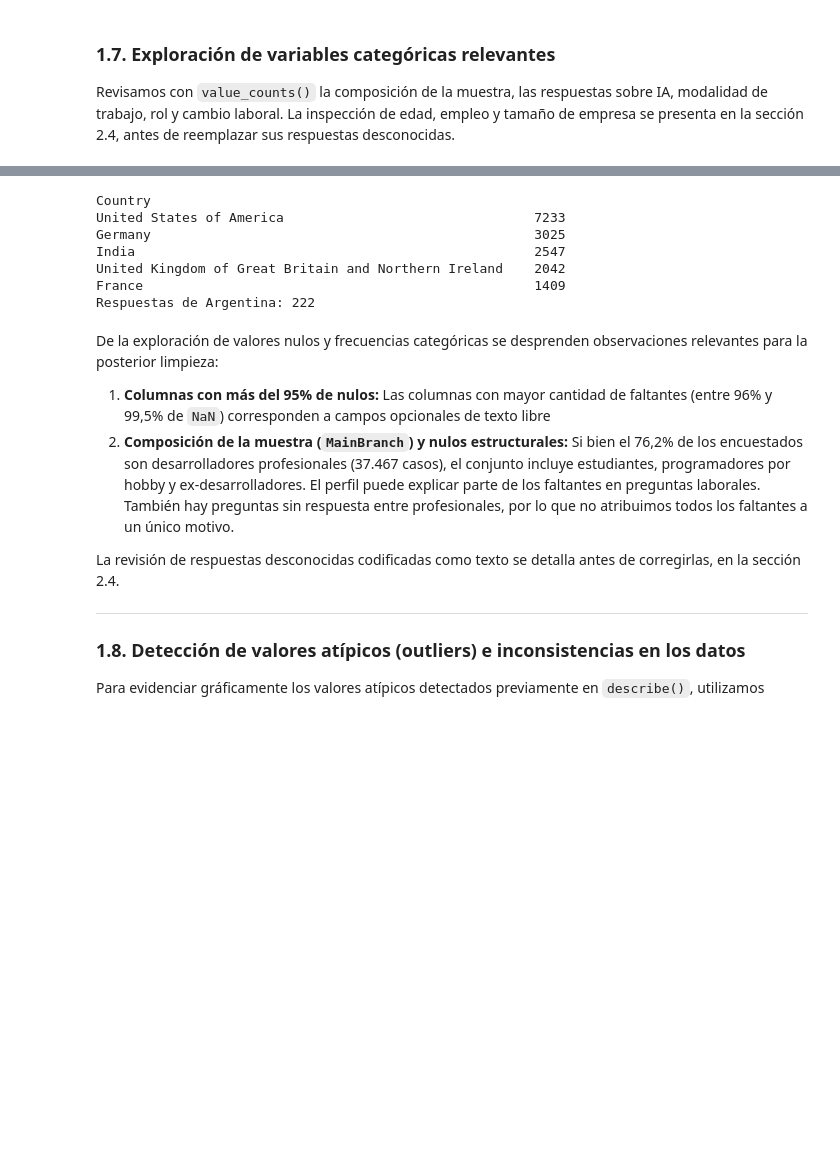
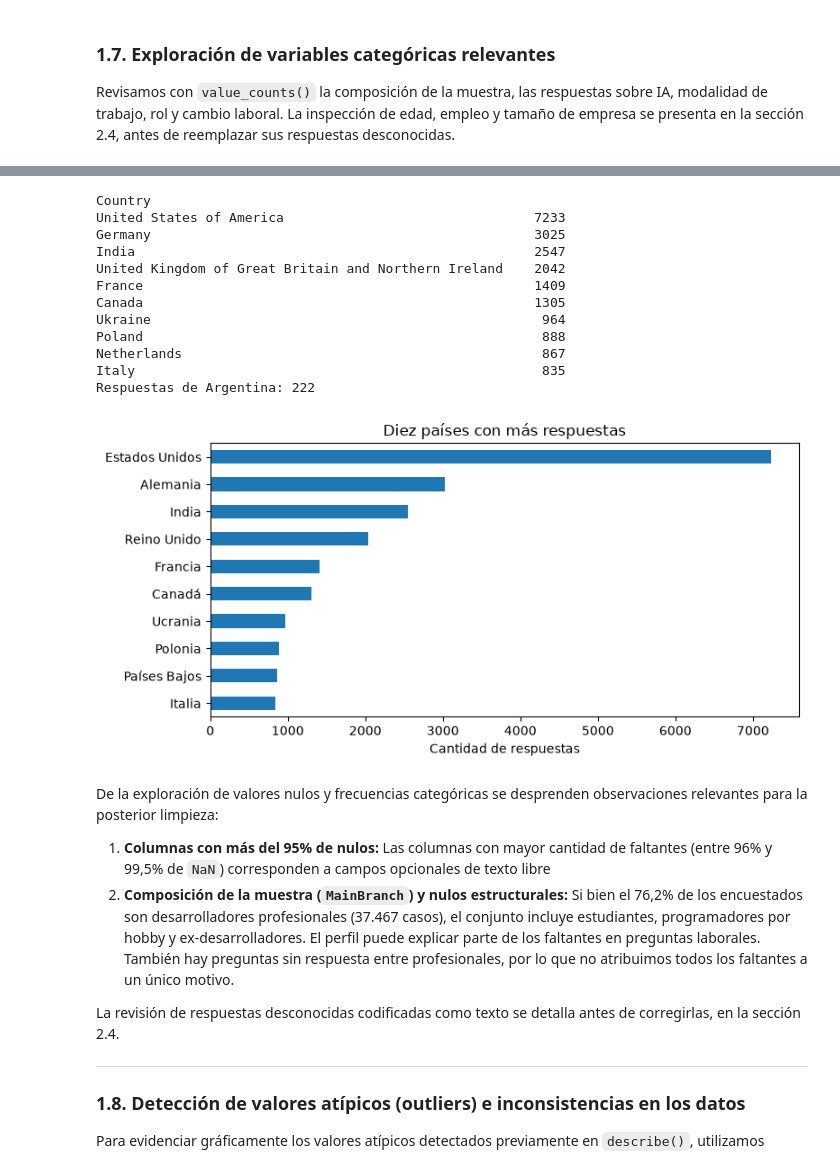
Before and after one commit to FausGiun/Fudamentos, a Jupyter notebook: tp_especial.ipynb, the cells around one changed output, grey strips where cells are left out. Saved outputs shown, nothing was run; the diff lists cells and outputs as text; code cells hidden in the pictures; blank space fills up the shorter version.

```diff
--- a/tp_especial.ipynb
+++ b/tp_especial.ipynb
@@ -296,15 +297,28 @@ I have transitioned into a new career and/or industry involuntarily
 # %%
-print(datos_originales["Country"].value_counts().head(5).to_string())
-
+conteo_paises = datos_originales["Country"].value_counts().head(10)
+print(conteo_paises.to_string())
 print("Respuestas de Argentina:", datos_originales["Country"].eq("Argentina").sum())
+etiquetas_paises = {"United States of America": "Estados Unidos", "Germany": "Alemania",
+    "United Kingdom of Great Britain and Northern Ireland": "Reino Unido", "France": "Francia",
+    "Canada": "Canadá", "Ukraine": "Ucrania", "Poland": "Polonia", "Netherlands": "Países Bajos", "Italy": "Italia"}
+eje = conteo_paises.rename(index=etiquetas_paises).sort_values().plot(kind="barh", figsize=(8, 4))
+eje.set(title="Diez países con más respuestas", xlabel="Cantidad de respuestas", ylabel="")
+plt.tight_layout()
+plt.show()
 # %% [output]
 Country
 United States of America                                7233
 Germany                                                 3025
 India                                                   2547
 United Kingdom of Great Britain and Northern Ireland    2042
 France                                                  1409
+Canada                                                  1305
+Ukraine                                                  964
+Poland                                                   888
+Netherlands                                              867
+Italy                                                    835
 Respuestas de Argentina: 222
+[figure, added]
 # %% [markdown]
 De la exploración de valores nulos y frecuencias categóricas se desprenden observaciones relevantes para la posterior limpieza:
 1. **Columnas con más del 95% de nulos:** Las columnas con mayor cantidad de faltantes (entre 96% y 99,5% de `NaN`) corresponden a campos opcionales de texto libre
```
Also changed, not shown: parts of 71 cells of this notebook.
